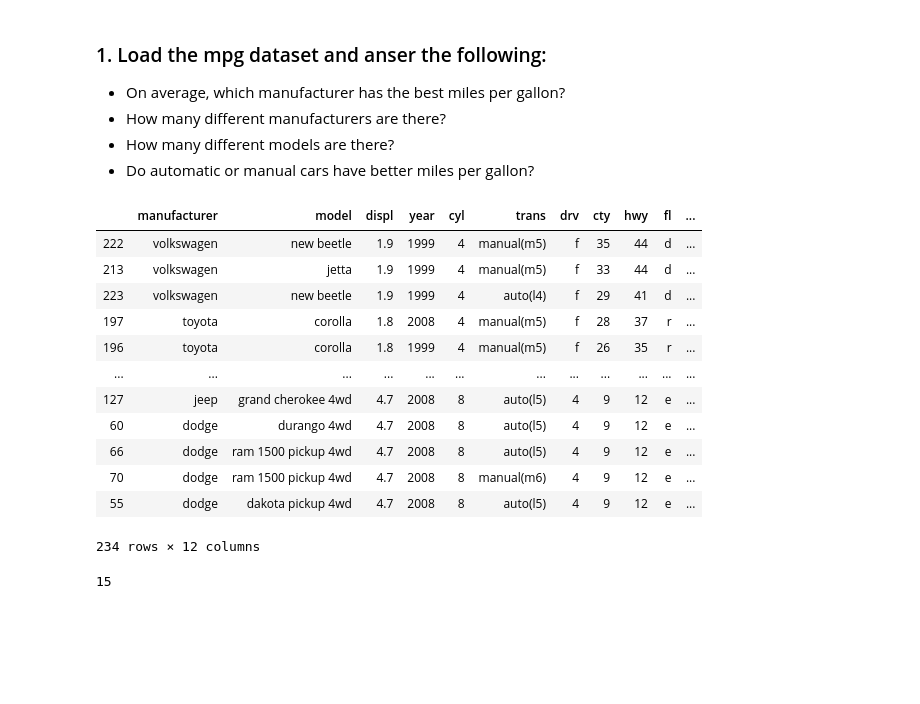
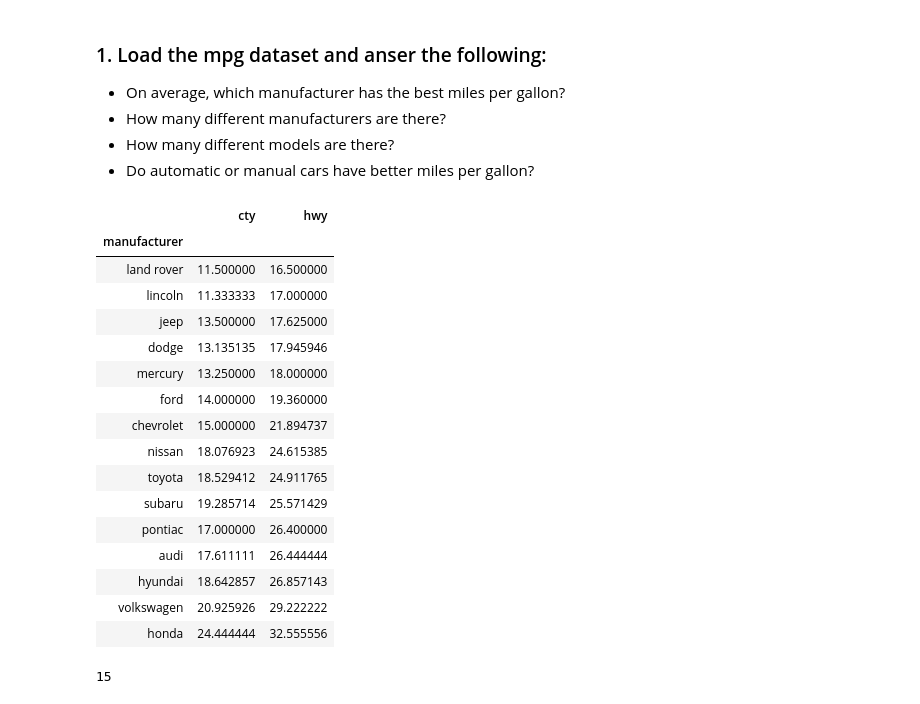
Before and after one commit to RaulCPena/python-exercises, a Jupyter notebook: 4.8.4.4_advanced_dataframes.ipynb, the cells around one changed output. Cells and saved outputs as stored; diff of their text form; code cells hidden in the pictures; blank space fills up the shorter version.

```diff
--- a/4.8.4.4_advanced_dataframes.ipynb
+++ b/4.8.4.4_advanced_dataframes.ipynb
@@ -24,23 +23,27 @@ mpg.head()
 - How many different models are there?
 - Do automatic or manual cars have better miles per gallon?
 # %%
-mpg['avg_mpg_per_manufacturer'] = ((mpg.cty + mpg.hwy) / 2)
-mpg.sort_values(by = 'avg_mpg_per_manufacturer', ascending=False)
-# Volkswagon has the best mpg
+# mpg['avg_mpg_per_manufacturer'] = ((mpg.cty + mpg.hwy) / 2)
+mpg.groupby('manufacturer')['cty', 'hwy'].mean().sort_values(by = 'hwy')
+# Honda has the best mpg
 # %% [output]
-|  | manufacturer | model | displ | year | cyl | trans | drv | cty | hwy | fl | ... |
-| 222 | volkswagen | new beetle | 1.9 | 1999 | 4 | manual(m5) | f | 35 | 44 | d | ... |
-| 213 | volkswagen | jetta | 1.9 | 1999 | 4 | manual(m5) | f | 33 | 44 | d | ... |
-| 223 | volkswagen | new beetle | 1.9 | 1999 | 4 | auto(l4) | f | 29 | 41 | d | ... |
-| 197 | toyota | corolla | 1.8 | 2008 | 4 | manual(m5) | f | 28 | 37 | r | ... |
-| 196 | toyota | corolla | 1.8 | 1999 | 4 | manual(m5) | f | 26 | 35 | r | ... |
-| ... | ... | ... | ... | ... | ... | ... | ... | ... | ... | ... | ... |
-| 127 | jeep | grand cherokee 4wd | 4.7 | 2008 | 8 | auto(l5) | 4 | 9 | 12 | e | ... |
-| 60 | dodge | durango 4wd | 4.7 | 2008 | 8 | auto(l5) | 4 | 9 | 12 | e | ... |
-| 66 | dodge | ram 1500 pickup 4wd | 4.7 | 2008 | 8 | auto(l5) | 4 | 9 | 12 | e | ... |
-| 70 | dodge | ram 1500 pickup 4wd | 4.7 | 2008 | 8 | manual(m6) | 4 | 9 | 12 | e | ... |
-| 55 | dodge | dakota pickup 4wd | 4.7 | 2008 | 8 | auto(l5) | 4 | 9 | 12 | e | ... |
+|  | cty | hwy |
+| manufacturer |  |  |
+| land rover | 11.500000 | 16.500000 |
+| lincoln | 11.333333 | 17.000000 |
+| jeep | 13.500000 | 17.625000 |
+| dodge | 13.135135 | 17.945946 |
+| mercury | 13.250000 | 18.000000 |
+| ford | 14.000000 | 19.360000 |
+| chevrolet | 15.000000 | 21.894737 |
+| nissan | 18.076923 | 24.615385 |
+| toyota | 18.529412 | 24.911765 |
+| subaru | 19.285714 | 25.571429 |
+| pontiac | 17.000000 | 26.400000 |
+| audi | 17.611111 | 26.444444 |
+| hyundai | 18.642857 | 26.857143 |
+| volkswagen | 20.925926 | 29.222222 |
+| honda | 24.444444 | 32.555556 |
-234 rows × 12 columns
 # %%
 # mpg['manufacturer'].unique().tolist() # make a list of the unique values of the manufacturer column
 # len(mpg['manufacturer'].unique().tolist()) # count the total unique values
```
Also changed, not shown: parts of 15 cells of this notebook, 1 other file.
